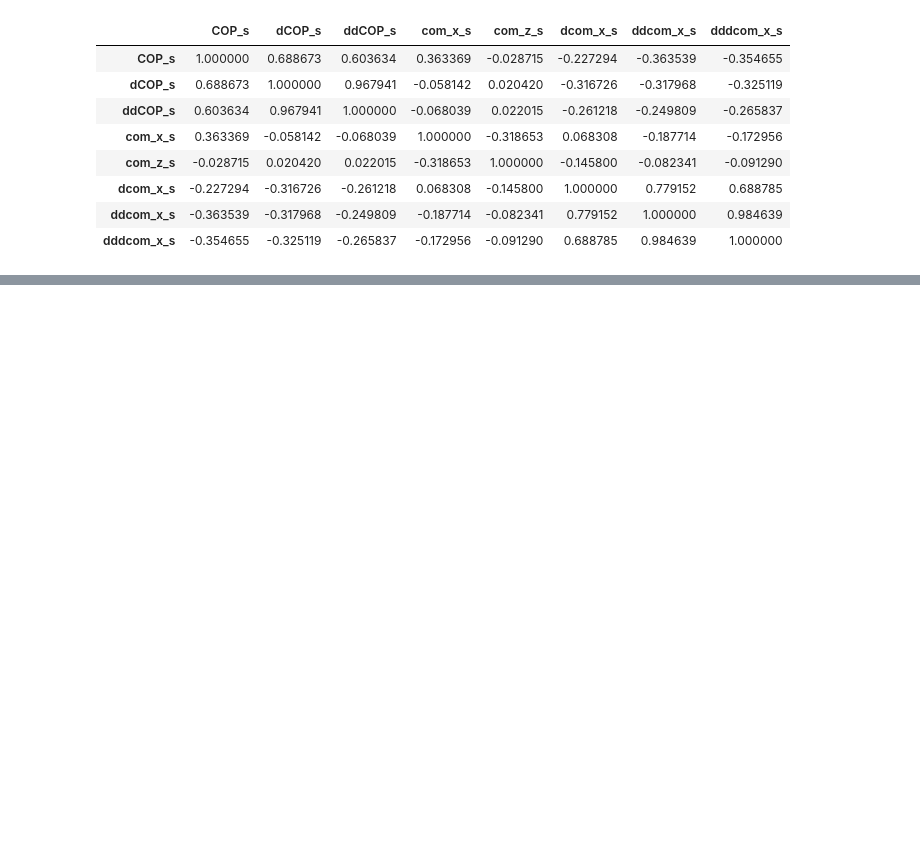
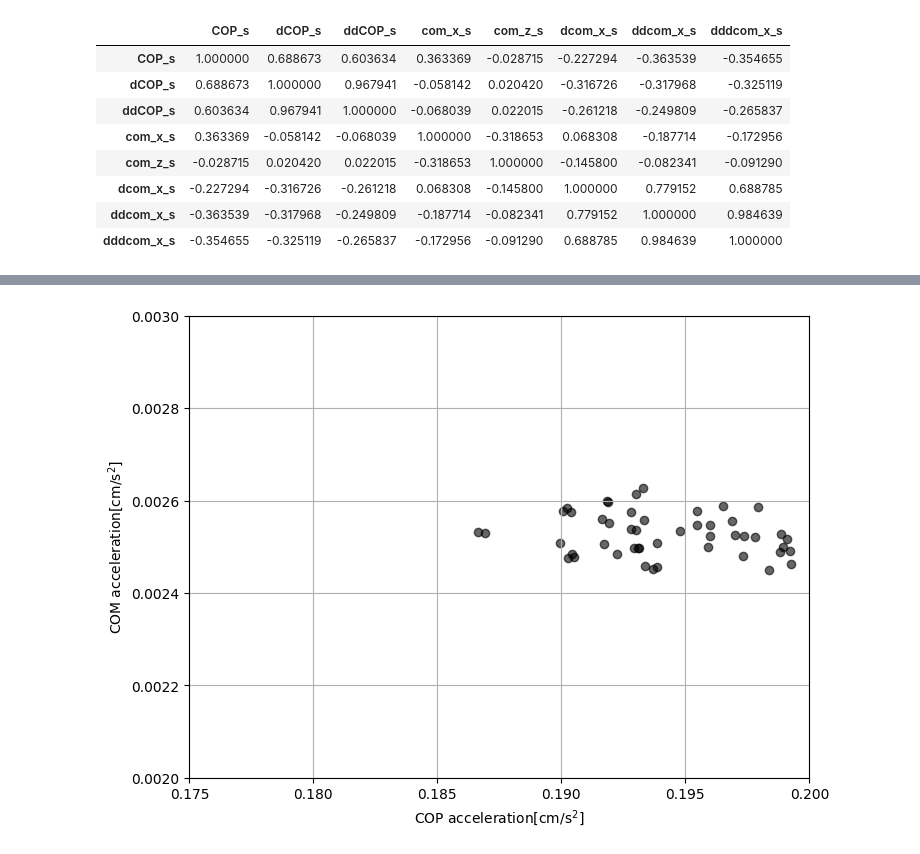
Before and after one commit to dalmatian-jp/MPC_donuts, a Jupyter notebook: analing_masani.ipynb, the cells around one changed output, grey strips where cells are left out. Saved outputs shown, nothing was run; the diff lists cells and outputs as text; code cells hidden in the pictures; blank space fills up the shorter version.

```diff
--- a/analing_masani.ipynb
+++ b/analing_masani.ipynb
@@ -193,0 +250,19 @@ correlation_matrix
+# %%
+import matplotlib.pyplot as plt
+
+# 単位をmからcmに変換
+cop_s_cm = final_rms_df['ddCOP_s'] * 100
+com_x_s_cm = final_rms_df['ddcom_x_s'] * 100
+
+# 散布図を作成
+plt.figure(figsize=(8, 6))
+plt.scatter(cop_s_cm, com_x_s_cm, color='black',alpha=0.6)
+# 軸ラベルを LaTeX 風の記法で修正
+plt.xlabel(r'COP acceleration[cm/s$^2$]')
+plt.ylabel(r'COM acceleration[cm/s$^2$]')
+plt.grid(True)
+plt.xlim(0.175, 0.2)
+plt.ylim(0.002,0.003)
+plt.show()
+# %% [output]
+[figure, added]
```
Also changed, not shown: parts of 3 cells of this notebook.
